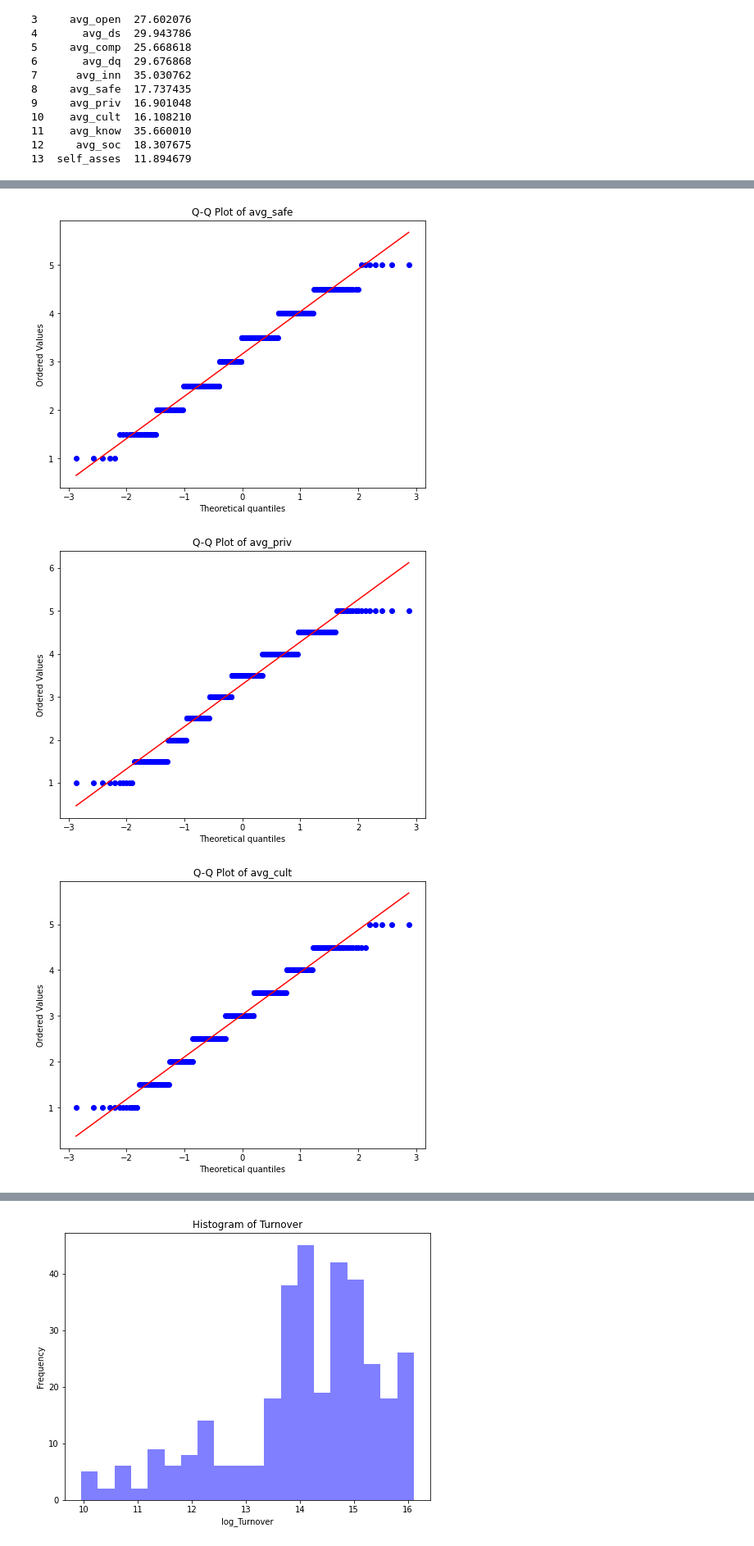
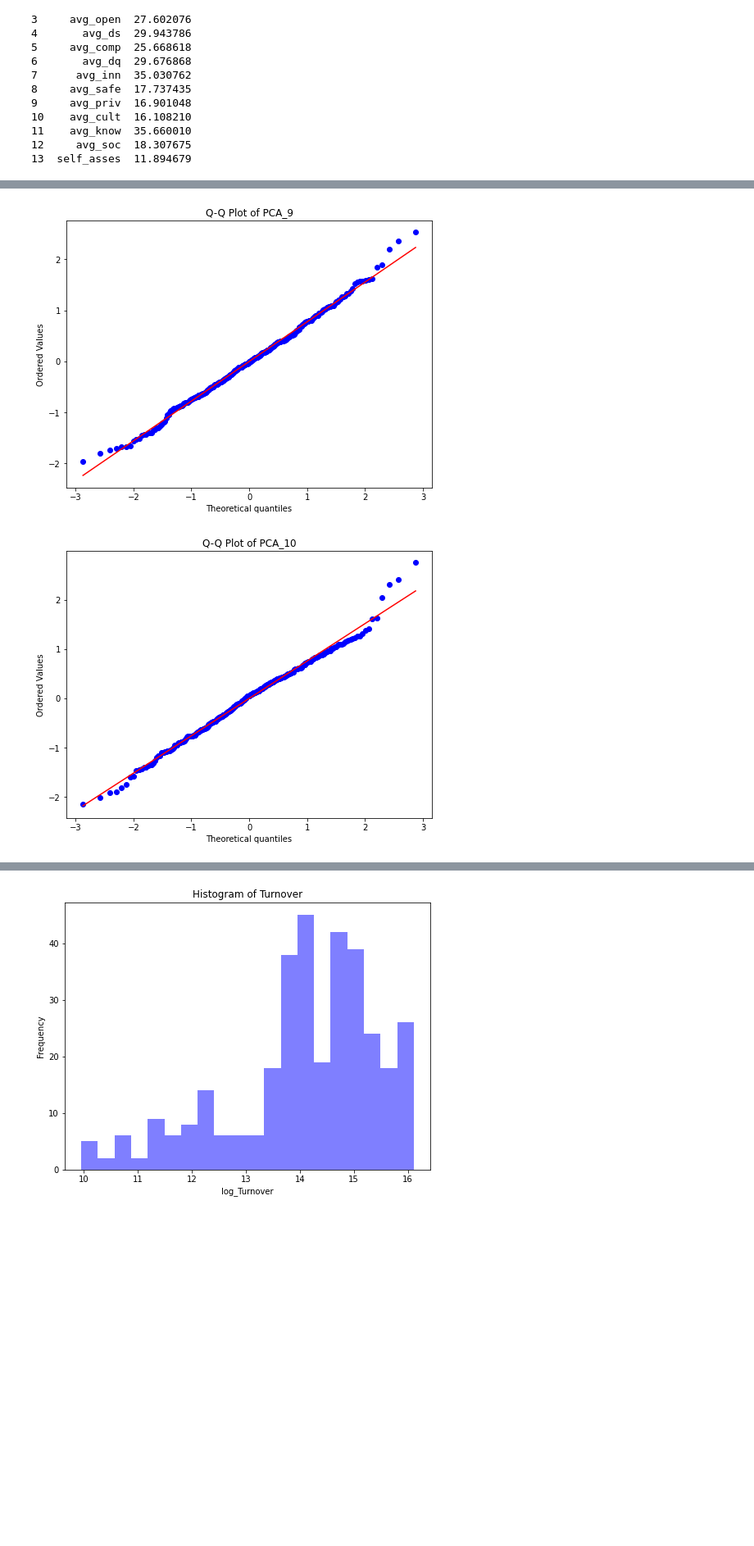
Before and after one commit to janeksmietana21/Thesis-, a Jupyter notebook: New_thesis.ipynb, the cells around one changed output, grey strips where cells are left out. Shown at 82% size. Cells and saved outputs as stored; diff of their text form; code cells hidden in the pictures; blank space fills up the shorter version.

```diff
--- a/New_thesis.ipynb
+++ b/New_thesis.ipynb
@@ -315,16 +315,3 @@ print(vif)
 11    avg_know  35.660010
 12     avg_soc  18.307675
 13  self_asses  11.894679
-# %%
-# Highly correlated variables
-correlated_vars = ['avg_inv', 'avg_inf', 'avg_tools', 'avg_open', 'avg_ds']
-
-# Create new composite features
-df['composite_1'] = df[correlated_vars].mean(axis=1)
-df['composite_2'] = df[['avg_inv', 'avg_inf', 'avg_tools']].mean(axis=1)
-df['composite_3'] = df[['avg_open', 'avg_ds']].mean(axis=1)
-df['composite_4'] = df[['avg_tools', 'avg_open', 'avg_ds']].mean(axis=1)
-df['composite_5'] = df[['avg_inf', 'avg_comp', 'avg_dq', 'avg_inn']].mean(axis=1)
-
-# Print the updated dataframe
-print(df.columns)
@@ -509,26 +486,24 @@ print(loadings_df)
 # %%
 # Checking normality of the dependent variable (turnover)
 plt.figure(figsize=(8, 6))
-plt.hist(df['What was your firm’s turnover in the last calendar year? (in €)'], bins=20, color='blue', alpha=0.5)
+plt.hist(df_pca['What was your firm’s turnover in the last calendar year? (in €)'], bins=20, color='blue', alpha=0.5)
 plt.xlabel('Turnover')
 plt.ylabel('Frequency')
 plt.title('Histogram of Turnover')
 plt.show()
 
-# Checking normality of independent variables using Q-Q plots
-independent_vars = ['avg_inv', 'avg_inf', 'avg_tools', 'avg_open',
-       'avg_ds', 'avg_comp', 'avg_dq', 'avg_inn', 'avg_safe', 'avg_priv',
-       'avg_cult', 'avg_know', 'avg_soc', 'self_asses']  # Replace with your independent variables
+# Checking normality of PCA features using Q-Q plots
+pca_features = ['PCA_1', 'PCA_2', 'PCA_3', 'PCA_4', 'PCA_5', 'PCA_6', 'PCA_7', 'PCA_8', 'PCA_9', 'PCA_10']  # Replace with your PCA feature names
 
-for var in independent_vars:
+for var in pca_features:
     plt.figure(figsize=(8, 6))
-    stats.probplot(df[var], dist='norm', plot=plt)
+    stats.probplot(df_pca[var], dist='norm', plot=plt)
     plt.title(f'Q-Q Plot of {var}')
     plt.show()
 
-# Checking normality of independent variables using Shapiro-Wilk test
-for var in independent_vars:
-    stat, p = stats.shapiro(df[var])
+# Checking normality of PCA features using Shapiro-Wilk test
+for var in pca_features:
+    stat, p = stats.shapiro(df_pca[var])
     print(f'Shapiro-Wilk test for {var}: p-value = {p}')
 # %% [output]
 [figure]
@@ -543,3 +518,2 @@ for var in independent_vars:
-[figure, old version]
+[figure, new version]
-[figure, old version]
+[figure, new version]
-[figure, removed]
```
Also changed, not shown: parts of 51 cells of this notebook.
